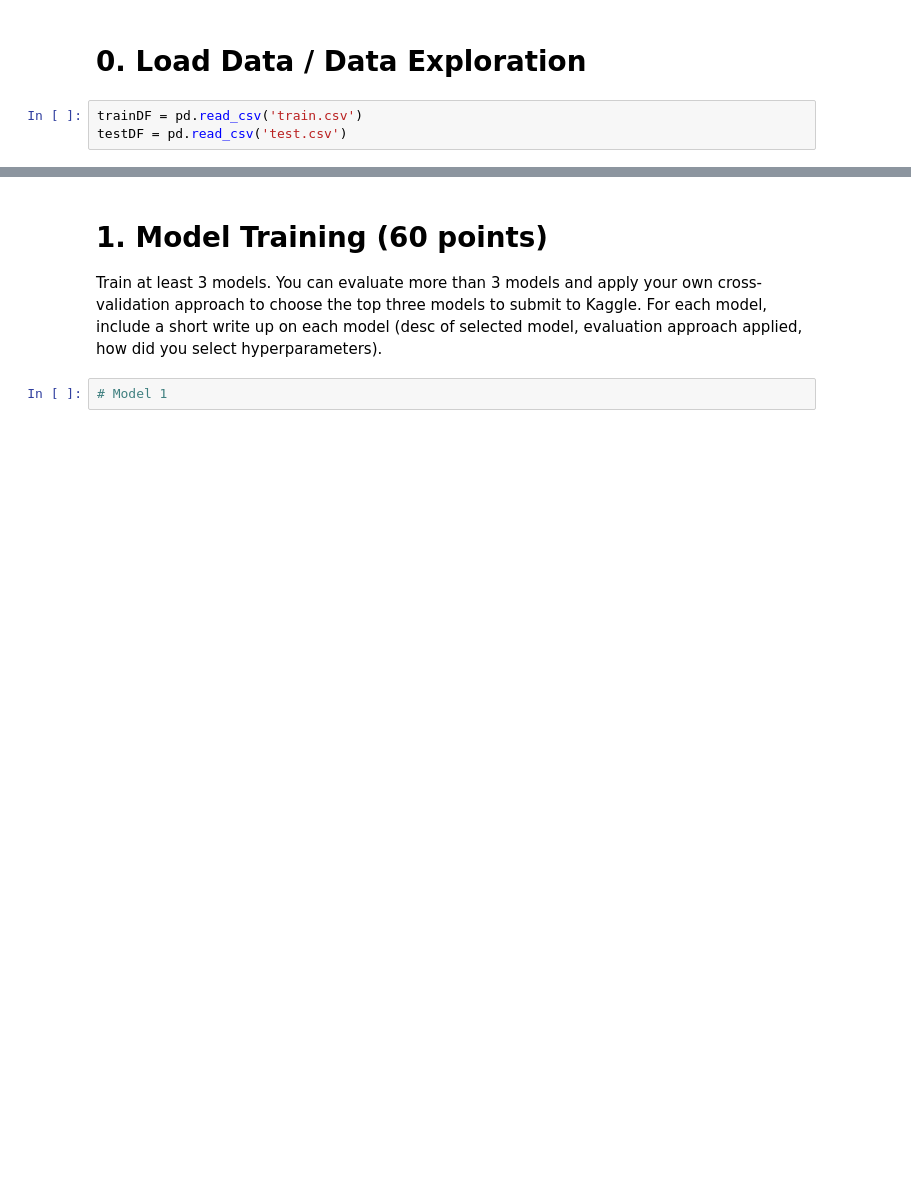
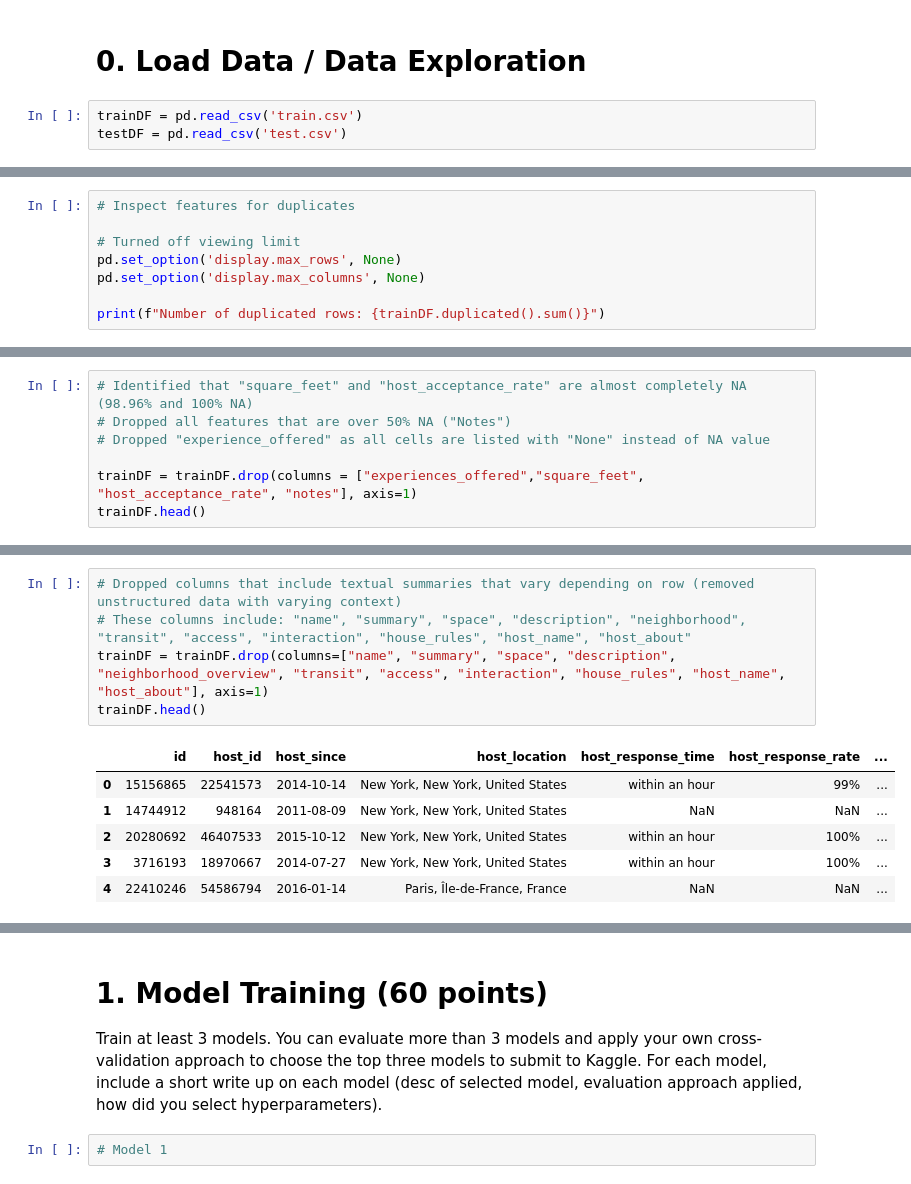
Before and after one commit to Willnguyen02/CS235F_HW2, a Jupyter notebook: CS235_HW2_Nguyen_William.ipynb, the cells around one changed output, grey strips where cells are left out. Drawn from its saved outputs; the diff is of its cells as text; blank space fills up the shorter version.

```diff
--- a/CS235_HW2_Nguyen_William.ipynb
+++ b/CS235_HW2_Nguyen_William.ipynb
@@ -16,0 +62,8 @@ testDF = pd.read_csv('test.csv')
+# %%
+# Inspect features for duplicates
+
+# Turned off viewing limit
+pd.set_option('display.max_rows', None)
+pd.set_option('display.max_columns', None)
+
+print(f"Number of duplicated rows: {trainDF.duplicated().sum()}")
@@ -16,0 +114,7 @@ testDF = pd.read_csv('test.csv')
+# %%
+# Identified that "square_feet" and "host_acceptance_rate" are almost completely NA (98.96% and 100% NA)
+# Dropped all features that are over 50% NA ("Notes")
+# Dropped "experience_offered" as all cells are listed with "None" instead of NA value
+
+trainDF = trainDF.drop(columns = ["experiences_offered","square_feet", "host_acceptance_rate", "notes"], axis=1)
+trainDF.head()
@@ -16,0 +128,12 @@ testDF = pd.read_csv('test.csv')
+# %%
+# Dropped columns that include textual summaries that vary depending on row (removed unstructured data with varying context)
+# These columns include: "name", "summary", "space", "description", "neighborhood", "transit", "access", "interaction", "house_rules", "host_name", "host_about"
+trainDF = trainDF.drop(columns=["name", "summary", "space", "description", "neighborhood_overview", "transit", "access", "interaction", "house_rules", "host_name", "host_about"], axis=1)
+trainDF.head()
+# %% [output]
+|  | id | host_id | host_since | host_location | host_response_time | host_response_rate | ... |
+| 0 | 15156865 | 22541573 | 2014-10-14 | New York, New York, United States | within an hour | 99% | ... |
+| 1 | 14744912 | 948164 | 2011-08-09 | New York, New York, United States | NaN | NaN | ... |
+| 2 | 20280692 | 46407533 | 2015-10-12 | New York, New York, United States | within an hour | 100% | ... |
+| 3 | 3716193 | 18970667 | 2014-07-27 | New York, New York, United States | within an hour | 100% | ... |
+| 4 | 22410246 | 54586794 | 2016-01-14 | Paris, Île-de-France, France | NaN | NaN | ... |
```
Also changed, not shown: parts of 16 cells of this notebook.
